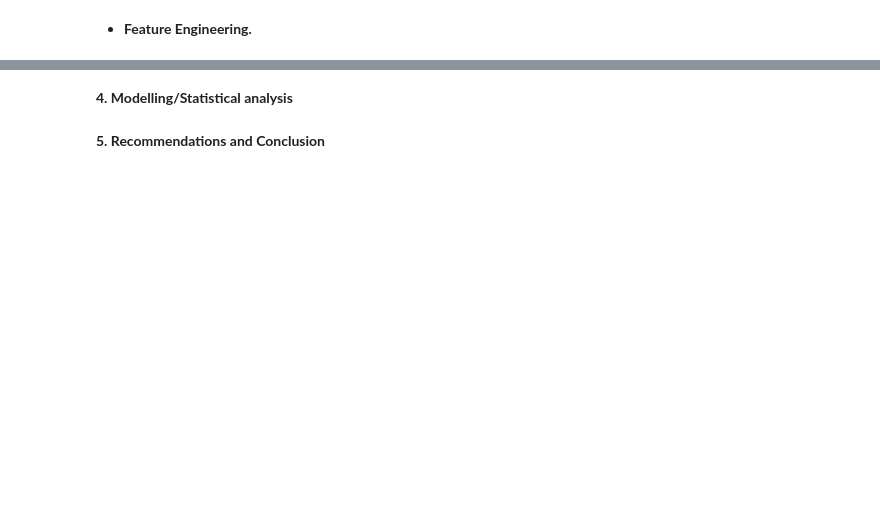
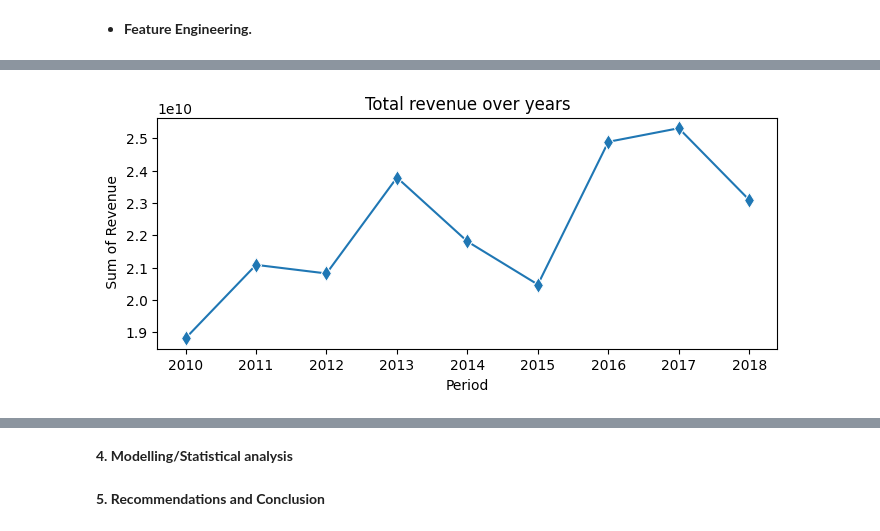
Before and after one commit to JoelKy-coder/Group_one_Phase_Two_Project, a Jupyter notebook: Group one phase 2.ipynb, the cells around one changed output, grey strips where cells are left out. Saved outputs shown, nothing was run; the diff lists cells and outputs as text; code cells hidden in the pictures; blank space fills up the shorter version.

```diff
--- a/Group one phase 2.ipynb
+++ b/Group one phase 2.ipynb
@@ -413,0 +486,11 @@ dtype: int64
+# %%
+#Lets visualize the Revenue over years and check the pattern
+import seaborn as sns
+
+yr_rev=DF.groupby('year')['Total_Revenue'].sum().reset_index()
+plt.figure(figsize=(8,3))
+sns.lineplot(data=yr_rev, x='year', y='Total_Revenue', marker='d',markersize=8).set(title="Total revenue over years", xlabel='Period', ylabel=' Sum of Revenue')
+#plt.savefig("Linegraph1.png", dpi=500, bbox_inches="tight")
+plt.show()
+# %% [output]
+[figure, added]
```
Also changed, not shown: parts of 13 cells of this notebook.
